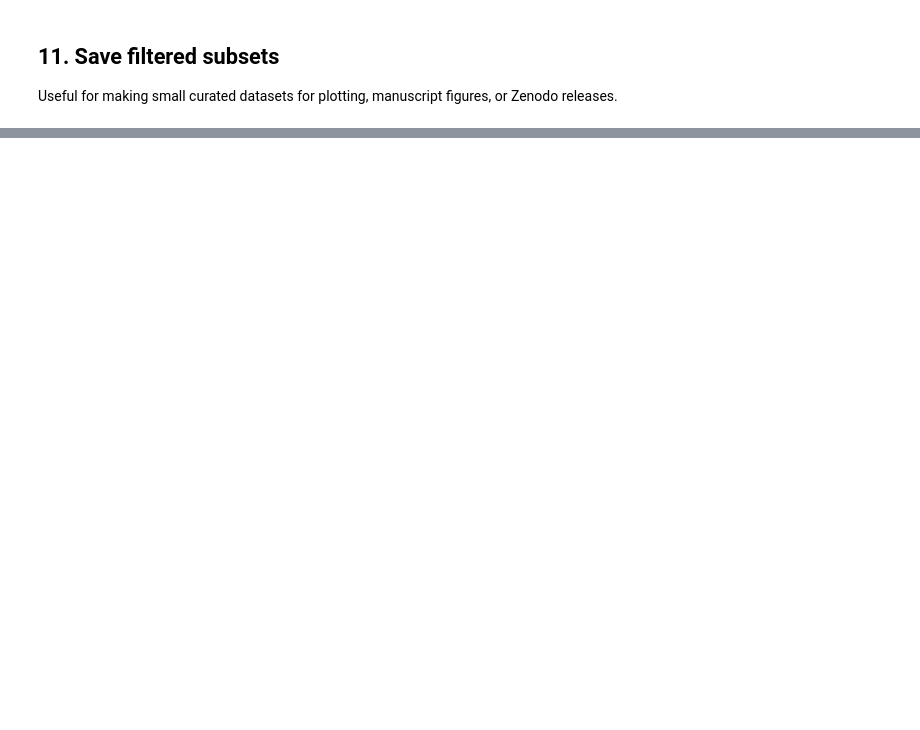
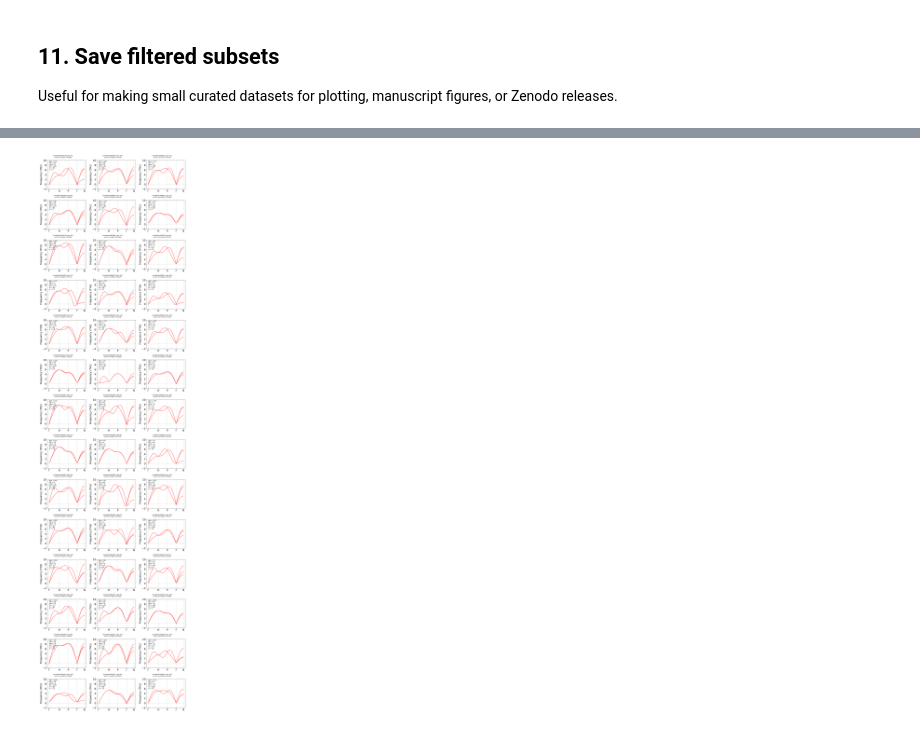
Before and after one commit to jamunozlab/MOGA-Phonons, a Jupyter notebook: moga_dataframe_explorer_experiment000009.ipynb, the cells around one changed output, grey strips where cells are left out. Saved outputs shown, nothing was run; the diff lists cells and outputs as text; code cells hidden in the pictures; blank space fills up the shorter version.

```diff
--- a/moga_dataframe_explorer_experiment000009.ipynb
+++ b/moga_dataframe_explorer_experiment000009.ipynb
@@ -284,3 +488,51 @@ Useful for making small curated datasets for plotting, manuscript figures, or Ze
+# %%
+df_valid = df.dropna(subset=["fitness_norm"])
+
+idx = df_valid.groupby(["a_val", "mass"])["fitness_norm"].idxmax()
+
+best_df = (
+    df_valid.loc[idx]
+    .sort_values(["a_val", "mass"])
+    .reset_index(drop=True)
+)
+# %%
+from pathlib import Path
+
+REPO_ROOT = Path.cwd()
+
+best_df = best_df.copy()
+
+best_df["dispersion_path"] = best_df["generation_dir"].apply(
+    lambda p: REPO_ROOT / p / "dispersion.png"
+)
+# %%
+import math
+
+n = len(best_df)
+ncols = 3
+nrows = math.ceil(n / ncols)
+
+fig, axes = plt.subplots(nrows, ncols, figsize=(5*ncols, 4*nrows))
+axes = axes.ravel()
+
+for ax, (_, row) in zip(axes, best_df.iterrows()):
+    img = plt.imread(row["dispersion_path"])
+    ax.imshow(img)
+    ax.axis("off")
+    ax.set_title(
+        f"{row['simulation']} | gen {row['generation']}\n"
+        f"a={row['a_val']}, m={row['mass']}, "
+        f"f={row['fitness_norm']:.3f}",
+        fontsize=10,
+    )
+
+for ax in axes[len(best_df):]:
+    ax.axis("off")
+
+plt.tight_layout()
+plt.show()
+# %% [output]
+[figure, added]
 # %%
 output_dir = repo_root / "dataframes" / "subsets"
 output_dir.mkdir(parents=True, exist_ok=True)
```
Also changed, not shown: parts of 40 cells of this notebook, 10 other files.
